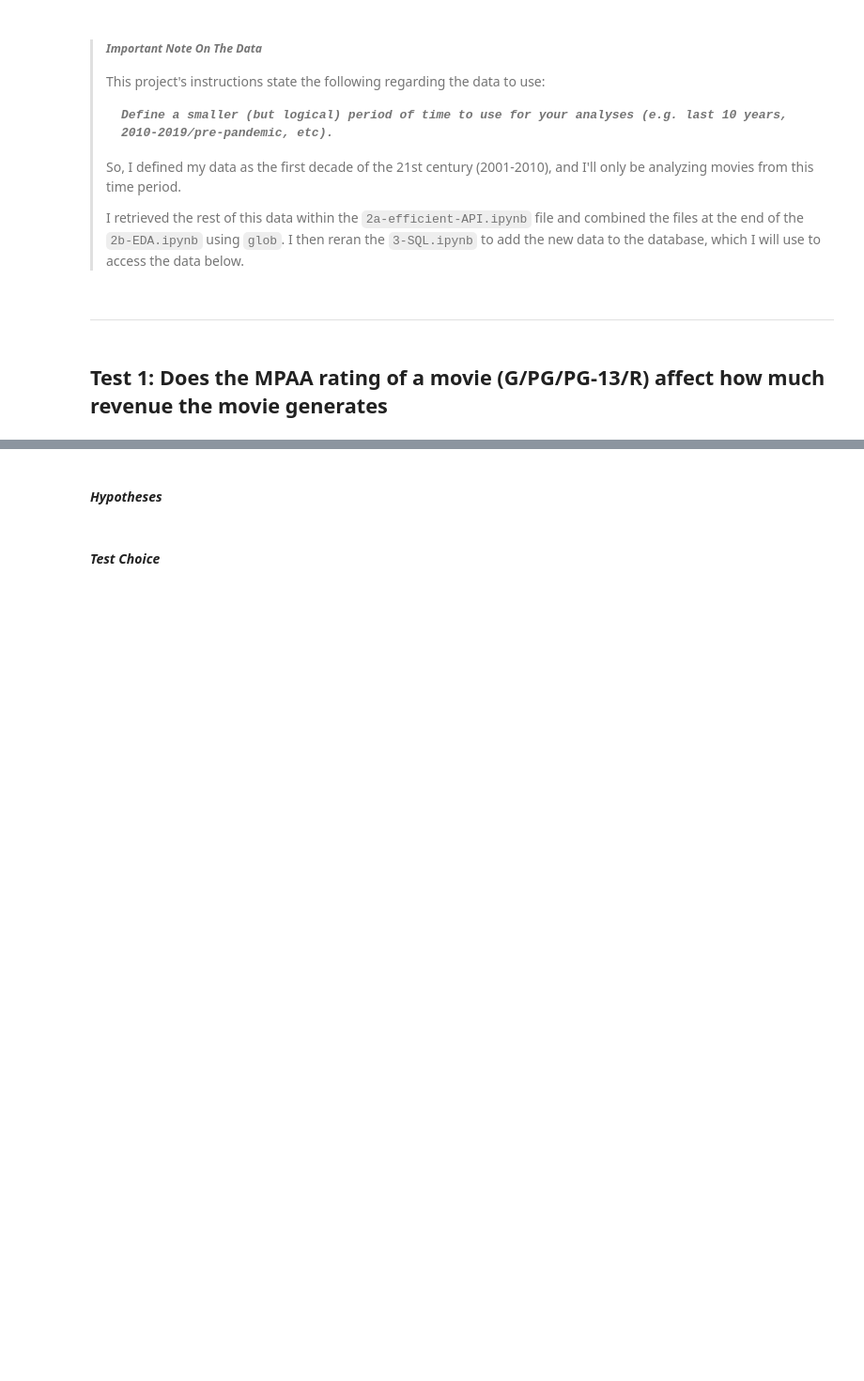
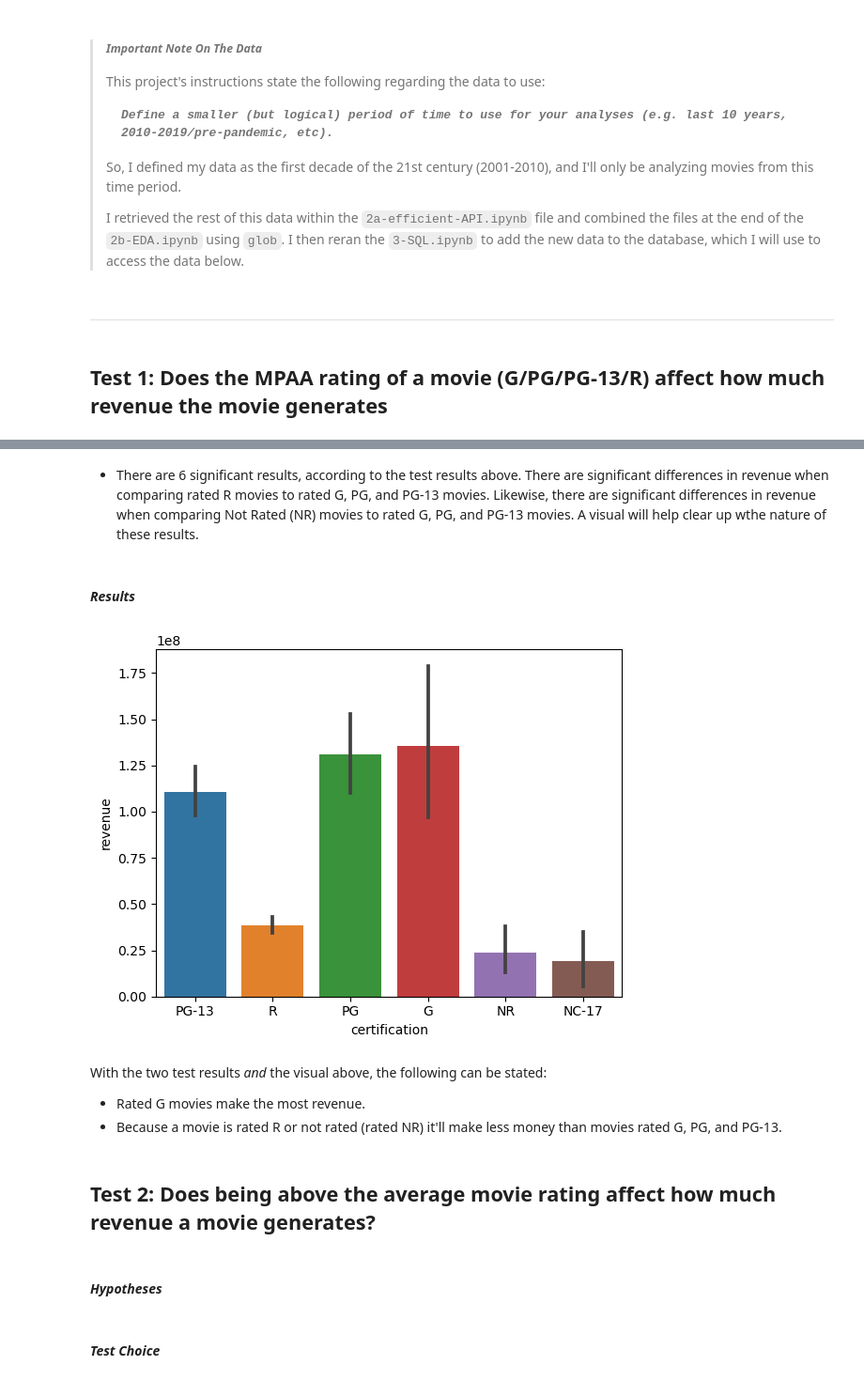
Before and after one commit to john-a-dixon/movie-success-analysis, a Jupyter notebook: 4-hypothesis-testing.ipynb, the cells around one changed output, grey strips where cells are left out. Shown: that part at 94% size. Drawn from its saved outputs; the diff is of its cells as text; code cells hidden in the pictures; blank space fills up the shorter version.

Commit message:
Did the first hypothesis test.

```diff
--- a/4-hypothesis-testing.ipynb
+++ b/4-hypothesis-testing.ipynb
@@ -51,0 +68,11 @@ memory usage: 567.4+ KB
+# %%
+# Get all movies that have a valid MPAA certification
+# and valid revenue data (revenue > $0)
+query = """
+SELECT revenue, certification
+FROM tmdb_data
+WHERE certification IS NOT NULL
+  AND revenue > 0.0;
+"""
+df1 = pd.read_sql(query, engine)
+df1.info()
@@ -52,3 +202,17 @@ memory usage: 567.4+ KB
+# %% [markdown]
+- There are 6 significant results, according to the test results above. There are significant differences in revenue when comparing rated R movies to rated G, PG, and PG-13 movies. Likewise, there are significant differences in revenue when comparing Not Rated (NR) movies to rated G, PG, and PG-13 movies. A visual will help clear up wthe nature of these results.
+# %% [markdown]
+#### **_Results_**
+# %%
+sns.barplot(data=df1, x="certification", y="revenue");
+# %% [output]
+[figure, added]
+# %% [markdown]
+With the two test results _and_ the visual above, the following can be stated:
+- Rated G movies make the most revenue.
+- Because a movie is rated R or not rated (rated NR) it'll make less money than movies rated G, PG, and PG-13.
+# %% [markdown]
+## **Test 2: Does being above the average movie rating affect how much revenue a movie generates?**
 # %% [markdown]
 #### **_Hypotheses_**
 # %% [markdown]
```
Also changed, not shown: parts of 31 cells of this notebook.
